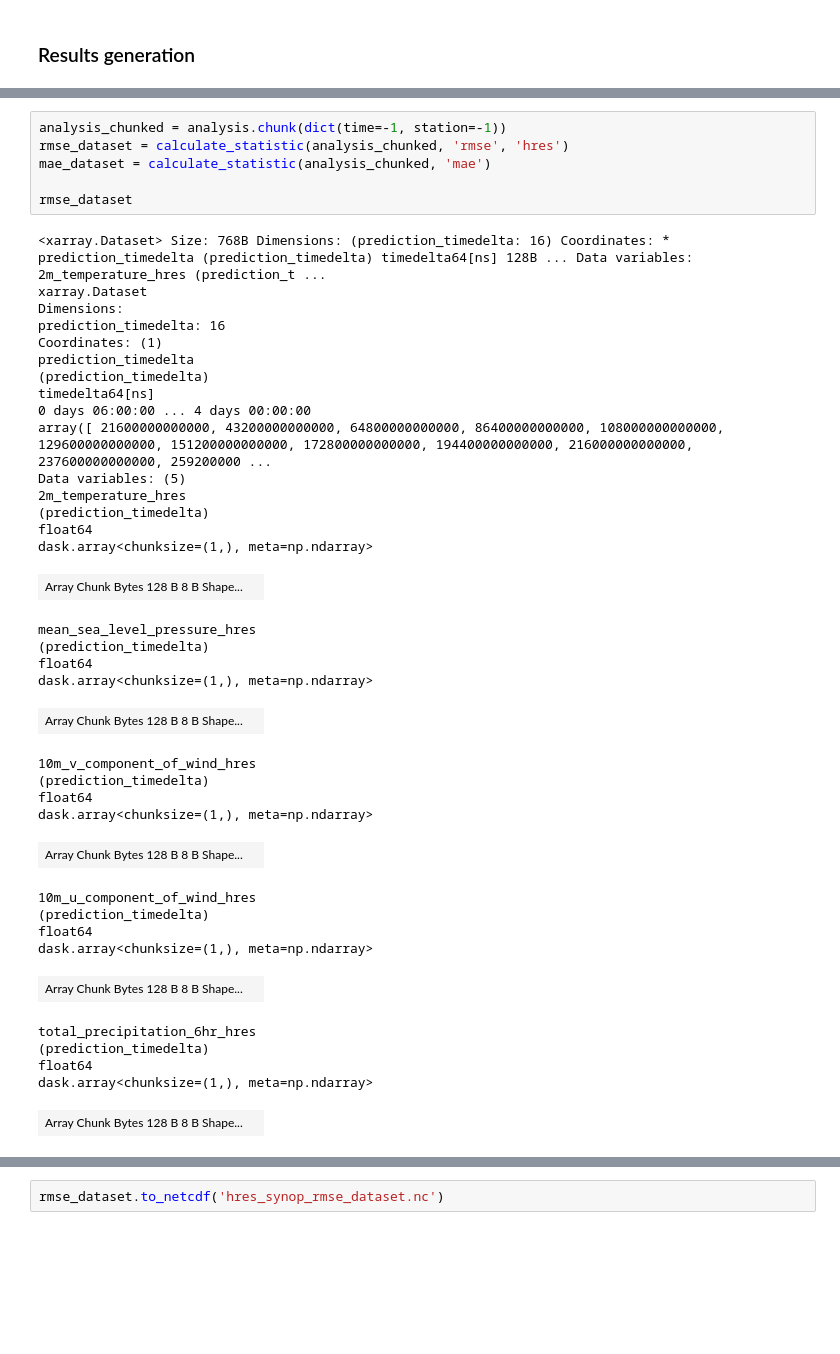
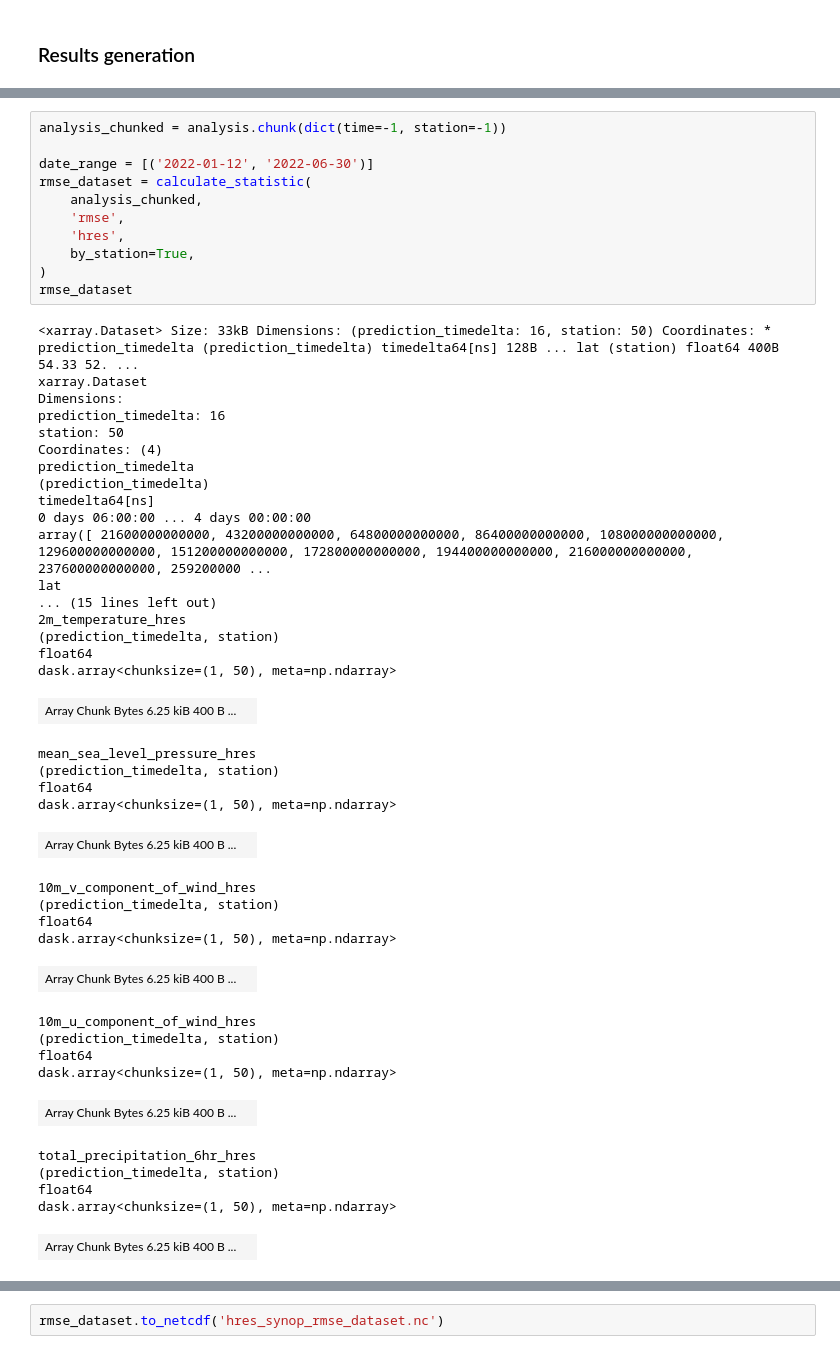
Before and after one commit to koenlode/Thesis, a Jupyter notebook: master_notebook.ipynb, the cells around one changed output, grey strips where cells are left out. Drawn from its saved outputs; the diff is of its cells as text; blank space fills up the shorter version.

```diff
--- a/master_notebook.ipynb
+++ b/master_notebook.ipynb
@@ -1019,43 +967,50 @@ Attributes: (0)
 # %%
 analysis_chunked = analysis.chunk(dict(time=-1, station=-1))
-rmse_dataset = calculate_statistic(analysis_chunked, 'rmse', 'hres')
-mae_dataset = calculate_statistic(analysis_chunked, 'mae')
 
+date_range = [('2022-01-12', '2022-06-30')]
+rmse_dataset = calculate_statistic(
+    analysis_chunked,
+    'rmse',
+    'hres',
+    by_station=True,
+)
 rmse_dataset
 # %% [output]
-<xarray.Dataset> Size: 768B Dimensions: (prediction_timedelta: 16) Coordinates: * prediction_timedelta (prediction_timedelta) timedelta64[ns] 128B ... Data variables: 2m_temperature_hres (prediction_t ...
+<xarray.Dataset> Size: 33kB Dimensions: (prediction_timedelta: 16, station: 50) Coordinates: * prediction_timedelta (prediction_timedelta) timedelta64[ns] 128B ... lat (station) float64 400B 54.33 52. ...
 xarray.Dataset
 Dimensions:
 prediction_timedelta: 16
-Coordinates: (1)
+station: 50
+Coordinates: (4)
 prediction_timedelta
 (prediction_timedelta)
 timedelta64[ns]
 0 days 06:00:00 ... 4 days 00:00:00
 array([ 21600000000000, 43200000000000, 64800000000000, 86400000000000, 108000000000000, 129600000000000, 151200000000000, 172800000000000, 194400000000000, 216000000000000, 237600000000000, 259200000 ...
-Data variables: (5)
+lat
+... (15 lines left out)
 2m_temperature_hres
-(prediction_timedelta)
+(prediction_timedelta, station)
 float64
-dask.array<chunksize=(1,), meta=np.ndarray>
+dask.array<chunksize=(1, 50), meta=np.ndarray>
-| Array Chunk Bytes 128 B 8 B Shape... |  |
+| Array Chunk Bytes 6.25 kiB 400 B ... |  |
 mean_sea_level_pressure_hres
-(prediction_timedelta)
+(prediction_timedelta, station)
 float64
-dask.array<chunksize=(1,), meta=np.ndarray>
+dask.array<chunksize=(1, 50), meta=np.ndarray>
-| Array Chunk Bytes 128 B 8 B Shape... |  |
+| Array Chunk Bytes 6.25 kiB 400 B ... |  |
 10m_v_component_of_wind_hres
-(prediction_timedelta)
+(prediction_timedelta, station)
 float64
-dask.array<chunksize=(1,), meta=np.ndarray>
+dask.array<chunksize=(1, 50), meta=np.ndarray>
-| Array Chunk Bytes 128 B 8 B Shape... |  |
+| Array Chunk Bytes 6.25 kiB 400 B ... |  |
 10m_u_component_of_wind_hres
-(prediction_timedelta)
+(prediction_timedelta, station)
 float64
-dask.array<chunksize=(1,), meta=np.ndarray>
+dask.array<chunksize=(1, 50), meta=np.ndarray>
-| Array Chunk Bytes 128 B 8 B Shape... |  |
+| Array Chunk Bytes 6.25 kiB 400 B ... |  |
 total_precipitation_6hr_hres
-(prediction_timedelta)
+(prediction_timedelta, station)
 float64
-dask.array<chunksize=(1,), meta=np.ndarray>
+dask.array<chunksize=(1, 50), meta=np.ndarray>
-| Array Chunk Bytes 128 B 8 B Shape... |  |
+| Array Chunk Bytes 6.25 kiB 400 B ... |  |
```
Also changed, not shown: parts of 10 cells of this notebook, 1 other file.
